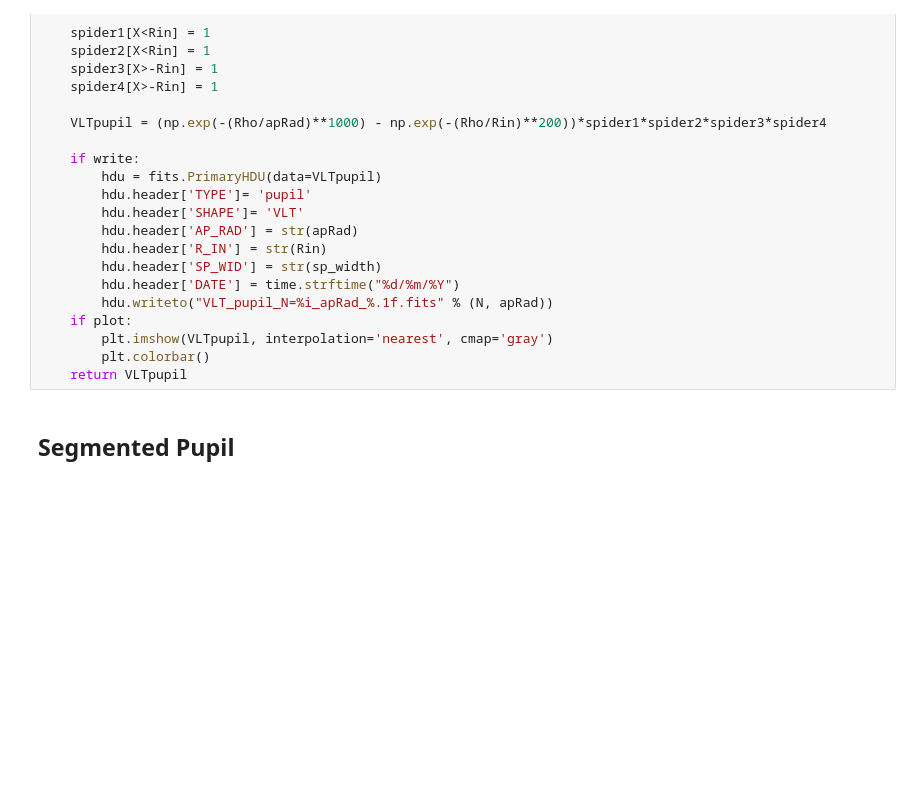
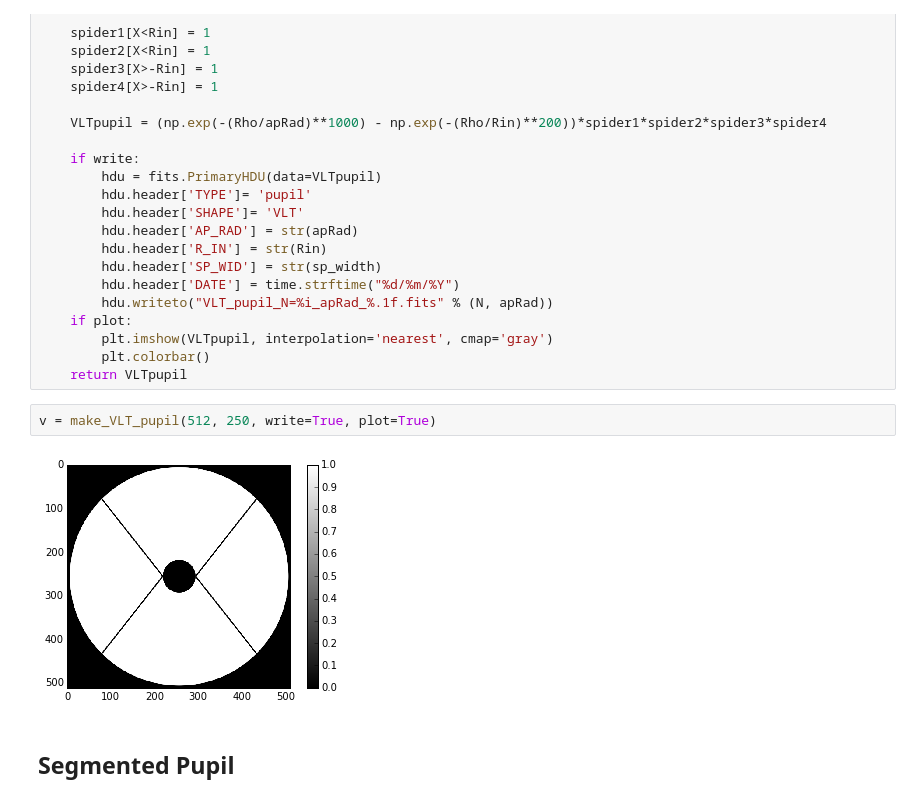
Before and after one commit to patapisp/pyNodal, a Jupyter notebook: PupilMasks.ipynb, the cells around one changed output. Cells and saved outputs as stored; diff of their text form; blank space fills up the shorter version.

```diff
--- a/PupilMasks.ipynb
+++ b/PupilMasks.ipynb
@@ -96,5 +130,9 @@ def make_VLT_pupil(N, apRad, write=False, plot=False):
         plt.imshow(VLTpupil, interpolation='nearest', cmap='gray')
         plt.colorbar()
     return VLTpupil
+# %%
+v = make_VLT_pupil(512, 250, write=True, plot=True)
+# %% [output]
+[figure, added]
 # %% [markdown]
 ## Segmented Pupil
```
Also changed, not shown: parts of 6 cells of this notebook, 4 other files.
